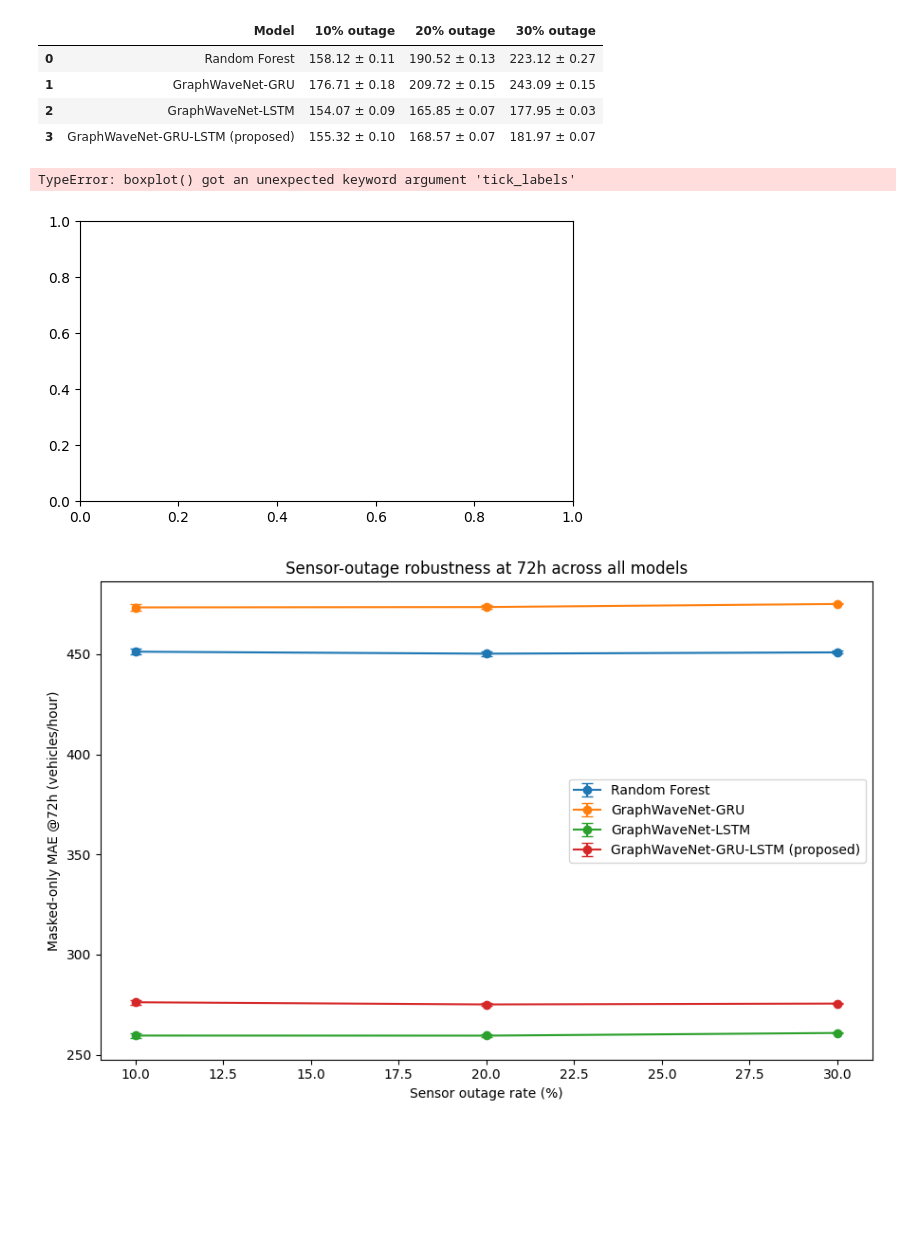
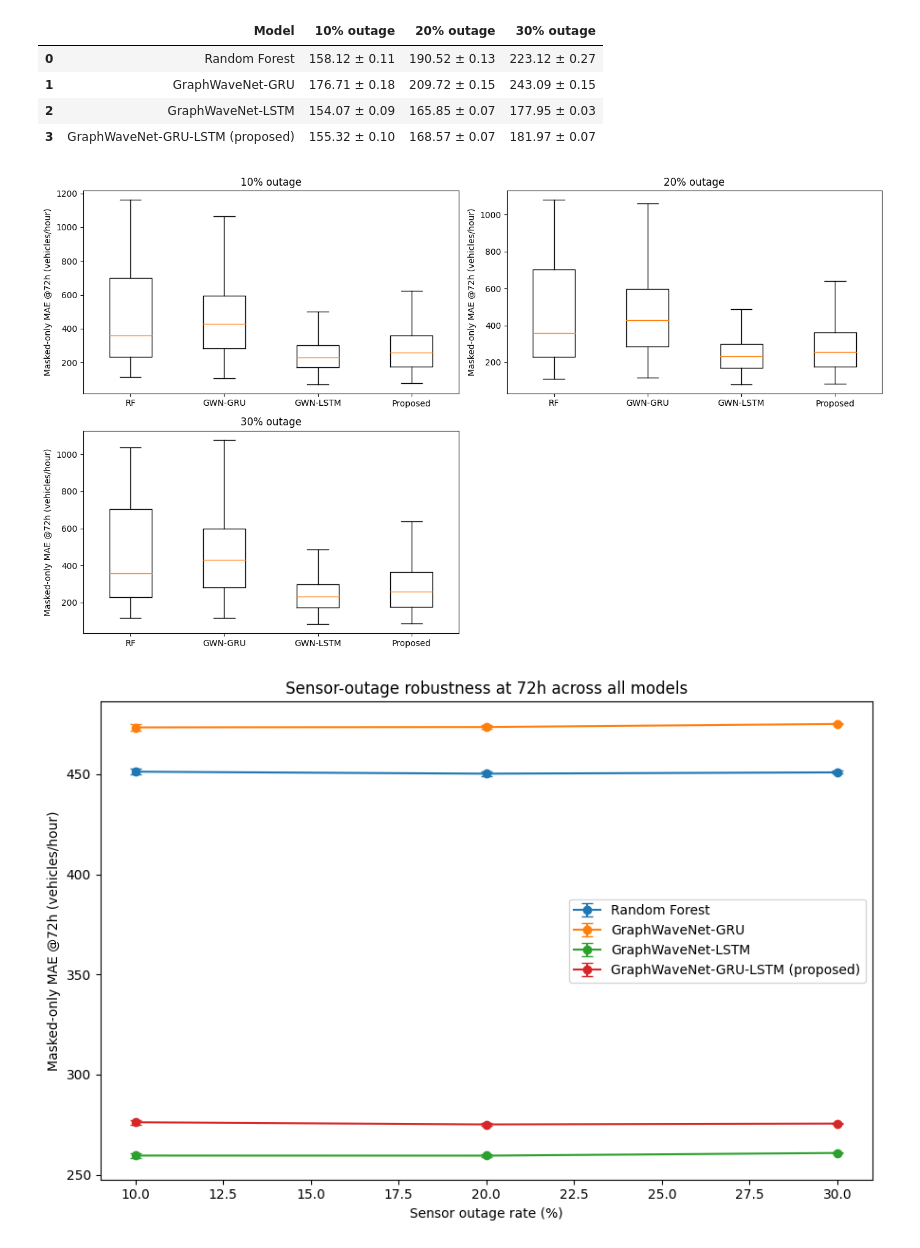
Before and after one commit to RichelCode/Spatio-Temporal-Prediction-and-Coordination-of-EV-Charging-Demand-for-Power-System-Resilience, a Jupyter notebook: Paper_Robustness_Peaks_FINAL.ipynb, the cells around one changed output. Saved outputs shown, nothing was run; the diff lists cells and outputs as text; code cells hidden in the pictures; blank space fills up the shorter version.

Commit message:
plots added

```diff
--- a/Paper_Robustness_Peaks_FINAL.ipynb
+++ b/Paper_Robustness_Peaks_FINAL.ipynb
@@ -1669,36 +1669,35 @@ table_overall_mae72.to_csv(OUTPUT_DIR / "table_outage_overall_mae72_all_models.c
 # =========================
 plt.figure(figsize=(14, 8))
 
 rates = [10, 20, 30]
 model_order = [
     "Random Forest",
     #"GraphWaveNet",
     "GraphWaveNet-GRU",
     "GraphWaveNet-LSTM",
     "GraphWaveNet-GRU-LSTM (proposed)",
 ]
 labels = ["RF","GWN-GRU", "GWN-LSTM", "Proposed"]
 
 for i, r in enumerate(rates, 1):
     plt.subplot(2, 2, i)
 
     subset = outage_boxplot_df[outage_boxplot_df["outage_rate"] == r]
 
     data = [
         subset.loc[subset["model"] == m, "masked_mae_72"].dropna().values
         for m in model_order
     ]
 
-    plt.boxplot(data, tick_labels=labels, showfliers=False)
+    plt.boxplot(data,labels=labels, showfliers=False)
     plt.title(f"{r}% outage")
     plt.ylabel("Masked-only MAE @72h (vehicles/hour)")
 
 plt.tight_layout()
 plt.savefig(OUTPUT_DIR / "outage_boxplot_masked_mae72_all_models.png", dpi=300, bbox_inches="tight")
 plt.show()
 # %% [output]
-TypeError: boxplot() got an unexpected keyword argument 'tick_labels'
-[figure, old version]
+[figure, new version]
 # %%
 # =========================
 # J) Line plot: mean ± std across outage seeds for ALL models
```
Also changed, not shown: parts of 1 cell of this notebook, 1 other file.
